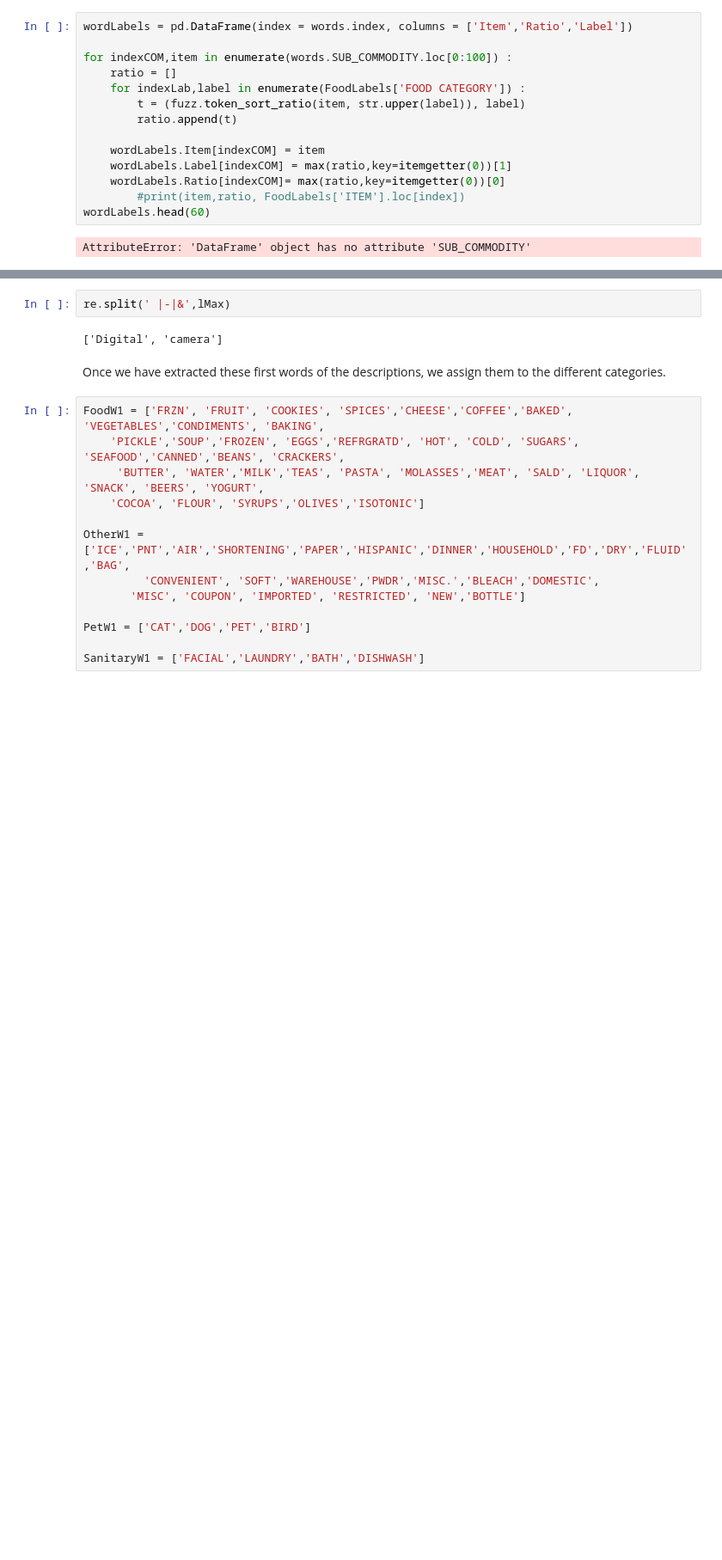
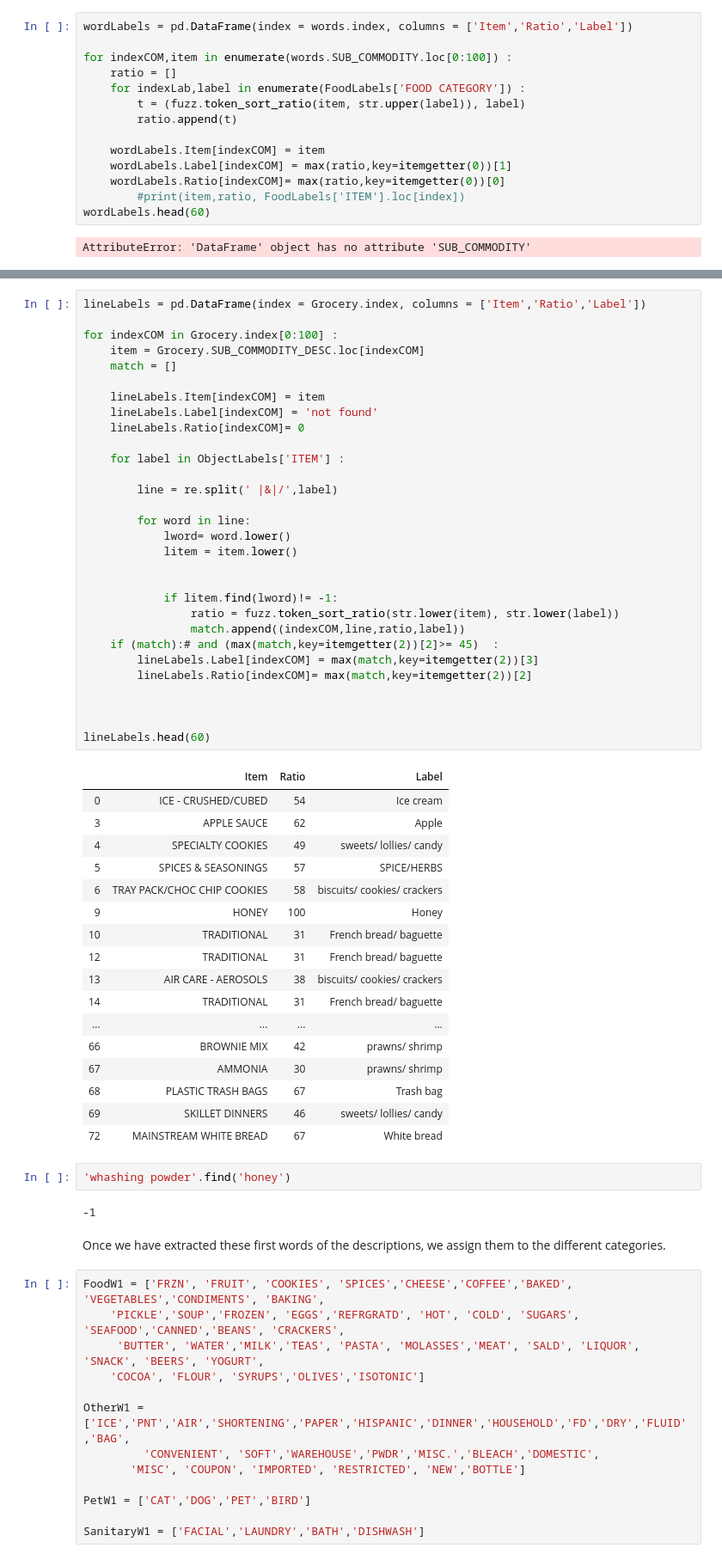
Before and after one commit to marvande/epfl-ada-2019-data-analysis, a Jupyter notebook: code/Products.ipynb, the cells around one changed output, grey strips where cells are left out. Shown: that part at 86% size. Saved outputs shown, nothing was run; the diff lists cells and outputs as text; blank space fills up the shorter version.

```diff
--- a/code/Products.ipynb
+++ b/code/Products.ipynb
@@ -222,10 +240,58 @@ lineLabels.head(60)
 | 68 | PLASTIC TRASH BAGS | 67 | Trash bag |
 | 69 | SKILLET DINNERS | 0 | not found |
 | 72 | MAINSTREAM WHITE BREAD | 67 | White bread |
-# %%
-re.split(' |-|&',lMax)
-# %% [output]
-['Digital', 'camera']
+# %%
+lineLabels = pd.DataFrame(index = Grocery.index, columns = ['Item','Ratio','Label'])
+
+for indexCOM in Grocery.index[0:100] :
+    item = Grocery.SUB_COMMODITY_DESC.loc[indexCOM]
+    match = []
+
+    lineLabels.Item[indexCOM] = item
+    lineLabels.Label[indexCOM] = 'not found'
+    lineLabels.Ratio[indexCOM]= 0
+
+    for label in ObjectLabels['ITEM'] :
+
+        line = re.split(' |&|/',label)
+
+        for word in line:
+            lword= word.lower()
+            litem = item.lower()
+
+
+            if litem.find(lword)!= -1:
+                ratio = fuzz.token_sort_ratio(str.lower(item), str.lower(label))
+                match.append((indexCOM,line,ratio,label))
+    if (match):# and (max(match,key=itemgetter(2))[2]>= 45)  :
+        lineLabels.Label[indexCOM] = max(match,key=itemgetter(2))[3]
+        lineLabels.Ratio[indexCOM]= max(match,key=itemgetter(2))[2]
+
+
+
+lineLabels.head(60)
+# %% [output]
+|  | Item | Ratio | Label |
+| 0 | ICE - CRUSHED/CUBED | 54 | Ice cream |
+| 3 | APPLE SAUCE | 62 | Apple |
+| 4 | SPECIALTY COOKIES | 49 | sweets/ lollies/ candy |
+| 5 | SPICES & SEASONINGS | 57 | SPICE/HERBS |
+| 6 | TRAY PACK/CHOC CHIP COOKIES | 58 | biscuits/ cookies/ crackers |
+| 9 | HONEY | 100 | Honey |
+| 10 | TRADITIONAL | 31 | French bread/ baguette |
+| 12 | TRADITIONAL | 31 | French bread/ baguette |
+| 13 | AIR CARE - AEROSOLS | 38 | biscuits/ cookies/ crackers |
+| 14 | TRADITIONAL | 31 | French bread/ baguette |
+| ... | ... | ... | ... |
+| 66 | BROWNIE MIX | 42 | prawns/ shrimp |
+| 67 | AMMONIA | 30 | prawns/ shrimp |
+| 68 | PLASTIC TRASH BAGS | 67 | Trash bag |
+| 69 | SKILLET DINNERS | 46 | sweets/ lollies/ candy |
+| 72 | MAINSTREAM WHITE BREAD | 67 | White bread |
+# %%
+'whashing powder'.find('honey')
+# %% [output]
+-1
 # %% [markdown]
 Once we have extracted these first words of the descriptions, we assign them to the different categories.
 # %%
```
Also changed, not shown: parts of 1 cell of this notebook.
